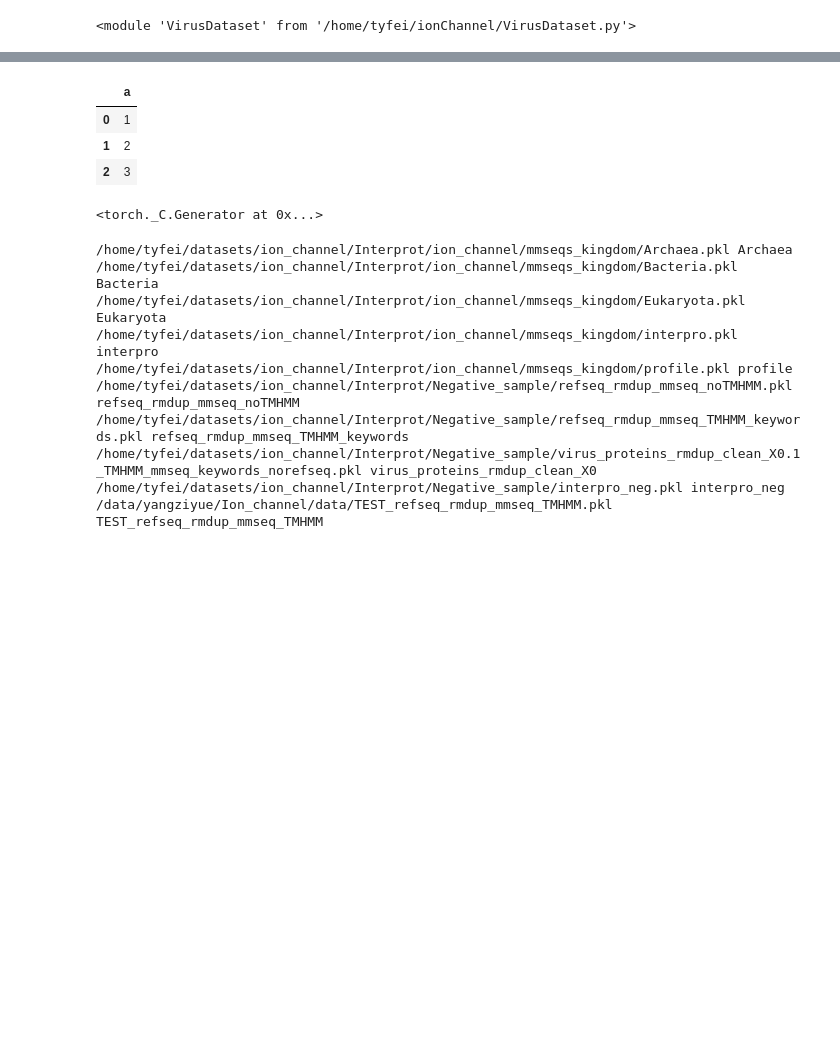
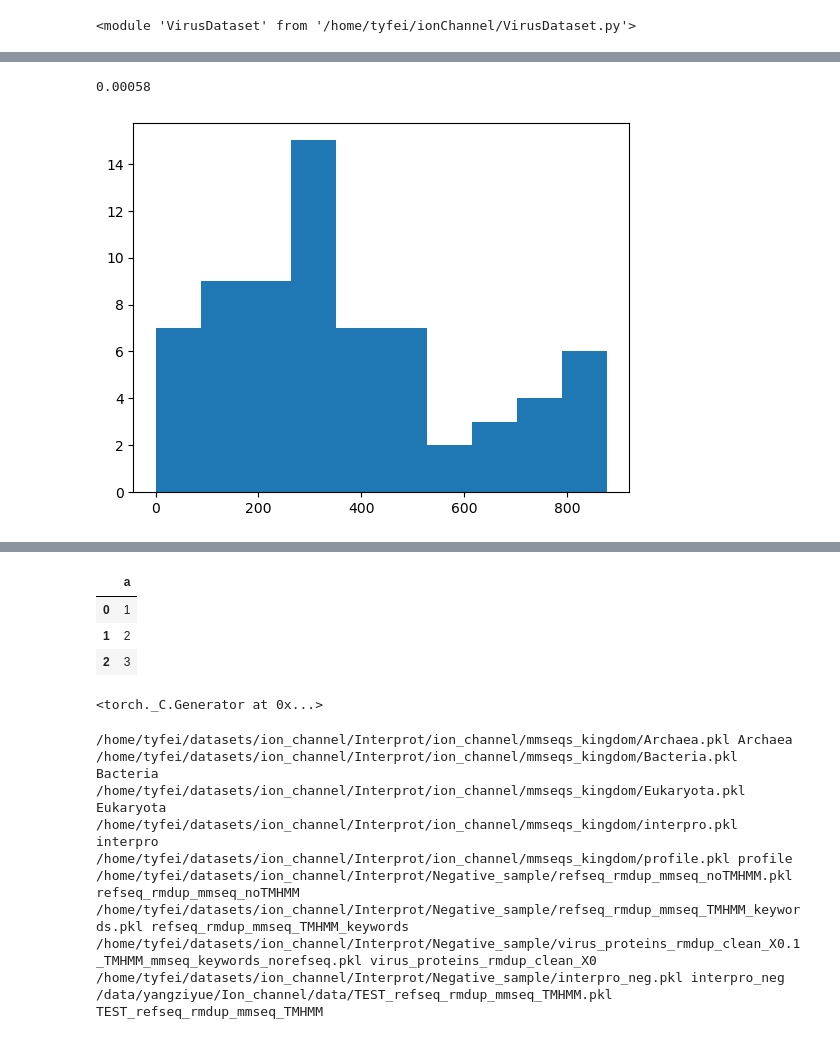
Before and after one commit to tyfei0216/ionChannel, a Jupyter notebook: test.ipynb, the cells around one changed output, grey strips where cells are left out. Saved outputs shown, nothing was run; the diff lists cells and outputs as text; code cells hidden in the pictures; blank space fills up the shorter version.

```diff
--- a/test.ipynb
+++ b/test.ipynb
@@ -13,3 +13,13 @@ import importlib
 importlib.reload(VirusDataset)
 # %% [output]
 <module 'VirusDataset' from '/home/tyfei/ionChannel/VirusDataset.py'>
+# %%
+a = np.loadtxt("/data2/tyfei/trainresults/ionChannels/ESMC/noLora/test885_epoch=27-validate_acc=0.txt")
+# %%
+df = pd.read_csv("temp/res.csv", index_col=0)
+df["new"] = a
+df = df[["已合成的序列", "预测的序列", "new"]]
+# df = df.set_index("已合成的序列")
+df = df.sort_values("new", ascending=False)
+df["rank"] = range(len(df))
+df.head()
@@ -15,0 +89,6 @@ importlib.reload(VirusDataset)
+# %%
+dfyeast = pd.read_excel("temp/1210_对应信息.xlsx", index_col=0, sheet_name="Yeast screening")
+# dfyeast = dfyeast.set_index("seq")
+df["yeast"] = df["已合成的序列"].apply(lambda x: x in dfyeast["seq"].values)
+q = df[df["yeast"] == True]
+q
@@ -15,0 +109,8 @@ importlib.reload(VirusDataset)
+# %%
+import matplotlib.pyplot as plt
+plt.hist(q["rank"].values, bins=10)
+calres(q["rank"].values, 885)
+gsea(q["rank"].values, 885, t = t)
+# %% [output]
+0.00058
+[figure, added]
```
Also changed, not shown: parts of 7 cells of this notebook, 4 other files.
